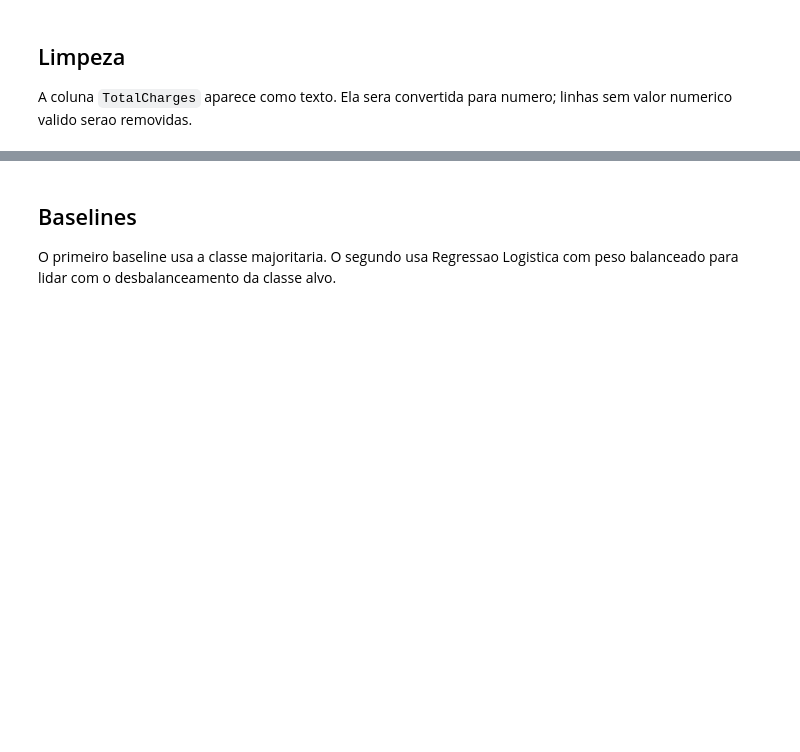
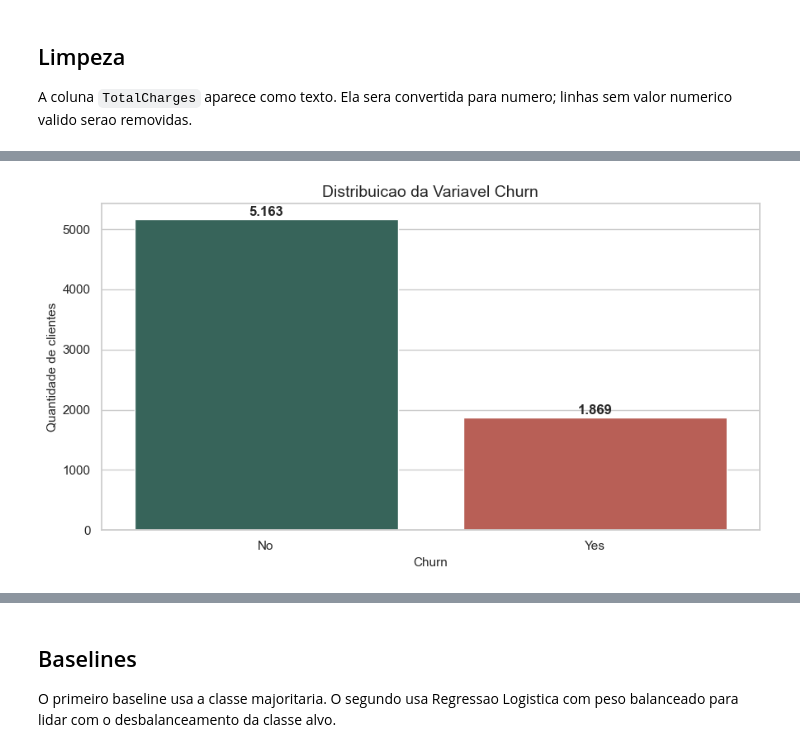
Before and after one commit to andreluizpedroso/telco-churn-mlops, a Jupyter notebook: notebooks/01_eda_baselines.ipynb, the cells around one changed output, grey strips where cells are left out. Saved outputs shown, nothing was run; the diff lists cells and outputs as text; code cells hidden in the pictures; blank space fills up the shorter version.

Commit message:
docs: add eda visualizations

```diff
--- a/notebooks/01_eda_baselines.ipynb
+++ b/notebooks/01_eda_baselines.ipynb
@@ -23,0 +14,24 @@ from telco_churn_mlops.baselines import run_baselines
+# %%
+import json
+import sys
+from pathlib import Path
+
+import matplotlib.pyplot as plt
+import pandas as pd
+import seaborn as sns
+
+# Permite executar o notebook tanto da raiz do repo quanto da pasta notebooks/.
+PROJECT_ROOT = Path.cwd().parent if Path.cwd().name == "notebooks" else Path.cwd()
+sys.path.append(str(PROJECT_ROOT / "src"))
+
+from telco_churn_mlops.baselines import run_baselines
+from telco_churn_mlops.config import RAW_DATA_FILE
+from telco_churn_mlops.data import clean_telco_data, summarize_dataset
+
+FIGURES_DIR = PROJECT_ROOT / "reports" / "figures"
+FIGURES_DIR.mkdir(parents=True, exist_ok=True)
+
+sns.set_theme(style="whitegrid", context="notebook")
+plt.rcParams["figure.figsize"] = (9, 5)
+plt.rcParams["axes.titlesize"] = 14
+plt.rcParams["axes.labelsize"] = 11
@@ -39,0 +81,5 @@ summarize_dataset(clean_df)
+# %%
+clean_df = clean_telco_data(raw_df)
+clean_df["ChurnBinary"] = clean_df["Churn"]
+clean_df["ChurnLabel"] = clean_df["ChurnBinary"].map({0: "No", 1: "Yes"})
+summarize_dataset(clean_df.drop(columns=["ChurnLabel"]))
@@ -39,0 +92,16 @@ summarize_dataset(clean_df)
+# %%
+palette = {"No": "#2F6B5F", "Yes": "#C85146"}
+counts = clean_df["ChurnLabel"].value_counts().reindex(["No", "Yes"])
+
+fig, ax = plt.subplots()
+sns.barplot(x=counts.index, y=counts.values, hue=counts.index, palette=palette, legend=False, ax=ax)
+ax.set_title("Distribuicao da Variavel Churn")
+ax.set_xlabel("Churn")
+ax.set_ylabel("Quantidade de clientes")
+for index, value in enumerate(counts.values):
+    ax.text(index, value + 60, f"{value:,}".replace(",", "."), ha="center", fontweight="bold")
+fig.tight_layout()
+fig.savefig(FIGURES_DIR / "01_churn_distribution.png", dpi=160)
+fig
+# %% [output]
+[figure, added]
```
Also changed, not shown: parts of 26 cells of this notebook, 9 other files.
